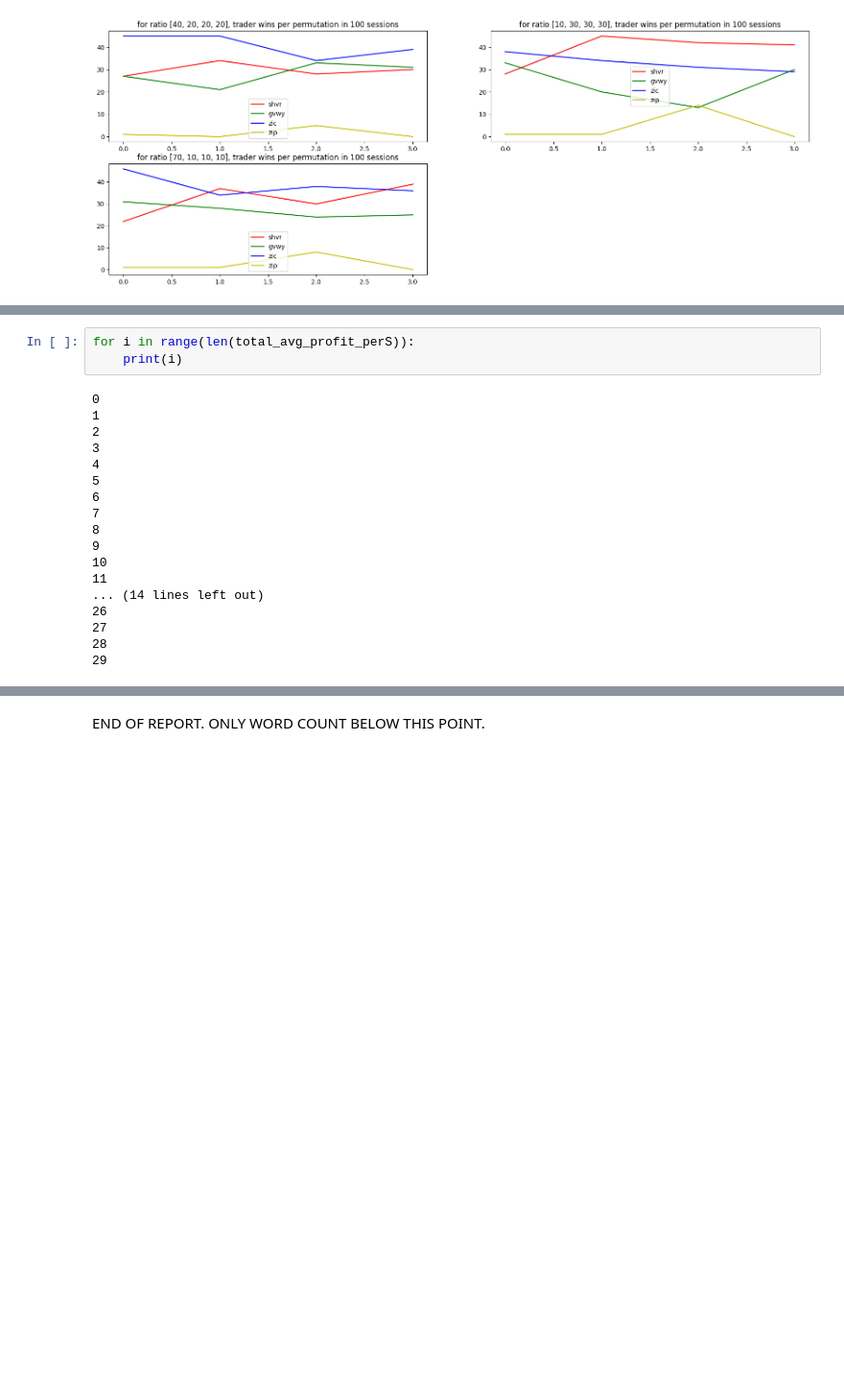
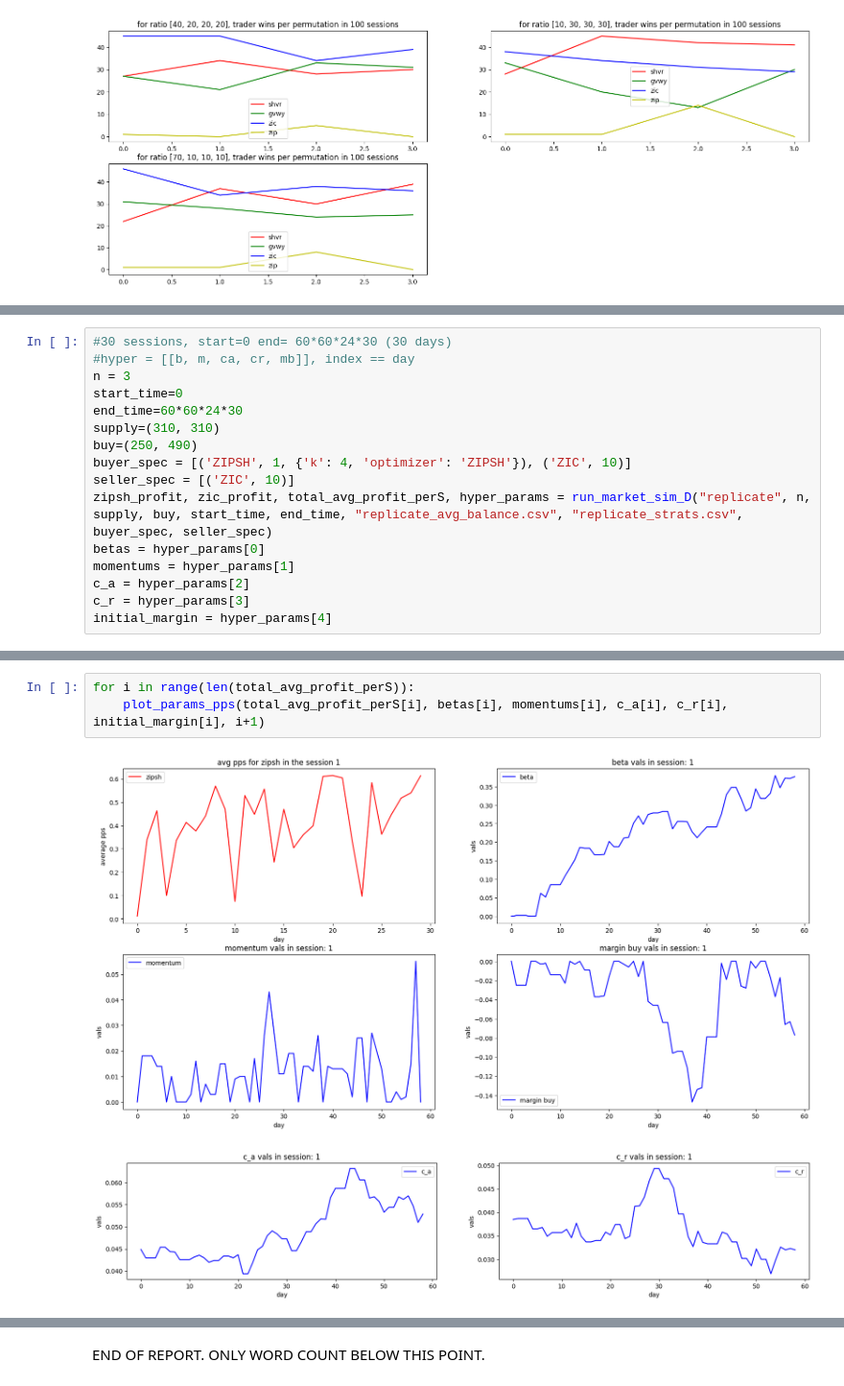
Before and after one commit to RadShiadeh/fintech-CW, a Jupyter notebook: CW-IEFT-template.ipynb, the cells around one changed output, grey strips where cells are left out. Shown at 96% size. Saved outputs shown, nothing was run; the diff lists cells and outputs as text; blank space fills up the shorter version.

```diff
--- a/CW-IEFT-template.ipynb
+++ b/CW-IEFT-template.ipynb
@@ -161,0 +160,16 @@ The independant runs show that the single zipsh trader is indeed making a profit
+# %%
+#30 sessions, start=0 end= 60*60*24*30 (30 days)
+#hyper = [[b, m, ca, cr, mb]], index == day
+n = 3
+start_time=0
+end_time=60*60*24*30
+supply=(310, 310)
+buy=(250, 490)
+buyer_spec = [('ZIPSH', 1, {'k': 4, 'optimizer': 'ZIPSH'}), ('ZIC', 10)]
+seller_spec = [('ZIC', 10)]
+zipsh_profit, zic_profit, total_avg_profit_perS, hyper_params = run_market_sim_D("replicate", n, supply, buy, start_time, end_time, "replicate_avg_balance.csv", "replicate_strats.csv", buyer_spec, seller_spec)
+betas = hyper_params[0]
+momentums = hyper_params[1]
+c_a = hyper_params[2]
+c_r = hyper_params[3]
+initial_margin = hyper_params[4]
@@ -162,21 +178,6 @@ The independant runs show that the single zipsh trader is indeed making a profit
 # %%
 for i in range(len(total_avg_profit_perS)):
-    print(i)
+    plot_params_pps(total_avg_profit_perS[i], betas[i], momentums[i], c_a[i], c_r[i], initial_margin[i], i+1)
 # %% [output]
-0
-1
-2
-3
-4
-5
-6
-7
-8
-9
-10
-11
-... (14 lines left out)
-26
-27
-28
-29
+[figure, added]
+[figure, added]
```
Also changed, not shown: parts of 9 cells of this notebook, 4 other files.
